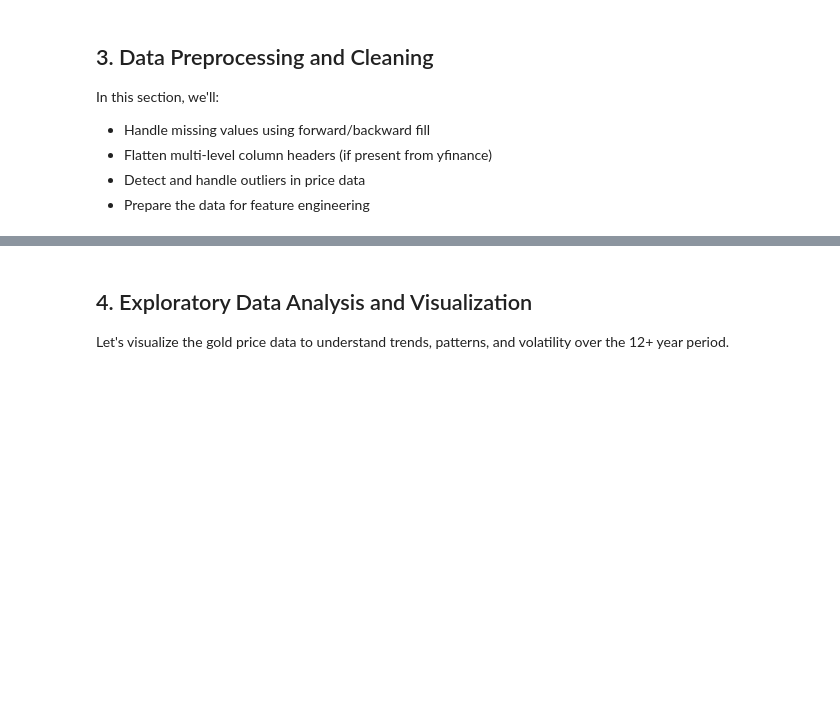
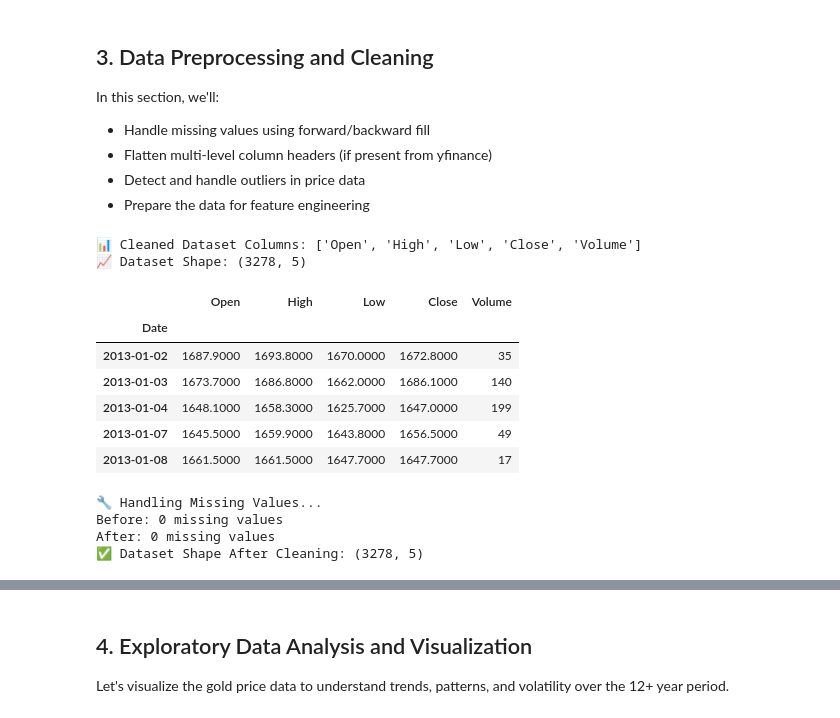
Before and after one commit to VikashPR/AI-For-Gold-Trend-Analysis, a Jupyter notebook: Gold_Price_Analysis.ipynb, the cells around one changed output, grey strips where cells are left out. Drawn from its saved outputs; the diff is of its cells as text; code cells hidden in the pictures; blank space fills up the shorter version.

```diff
--- a/Gold_Price_Analysis.ipynb
+++ b/Gold_Price_Analysis.ipynb
@@ -126,20 +201,39 @@ In this section, we'll:
 # %%
 # Create a copy of the dataframe for processing
 df = gold_data.copy()
 
 # Flatten multi-level column headers if present (yfinance sometimes returns multi-level)
 if isinstance(df.columns, pd.MultiIndex):
     df.columns = df.columns.get_level_values(0)
 
-# Rename columns for consistency
-df.columns = ['Open', 'High', 'Low', 'Close', 'Adj Close', 'Volume']
+# Normalize column names (handle both 5-column and 6-column outputs)
+current_cols = list(df.columns)
 
-# We'll use 'Close' as our primary target, drop 'Adj Close' as it's similar
-df = df.drop('Adj Close', axis=1)
+# If 6 columns including Adj Close
+if len(current_cols) == 6:
+    df.columns = ['Open', 'High', 'Low', 'Close', 'Adj Close', 'Volume']
+    # We'll use 'Close' as our primary target, drop 'Adj Close' as it's similar
+    df = df.drop('Adj Close', axis=1)
+elif len(current_cols) == 5:
+    # Typical yfinance output without Adj Close
+    df.columns = ['Open', 'High', 'Low', 'Close', 'Volume']
+else:
+    # Fallback: keep existing columns and warn
+    print(f"⚠️ Unexpected column count ({len(current_cols)}): {current_cols}")
 
 print("📊 Cleaned Dataset Columns:", list(df.columns))
 print(f"📈 Dataset Shape: {df.shape}")
 df.head()
+# %% [output]
+📊 Cleaned Dataset Columns: ['Open', 'High', 'Low', 'Close', 'Volume']
+📈 Dataset Shape: (3278, 5)
+|  | Open | High | Low | Close | Volume |
+| Date |  |  |  |  |  |
+| 2013-01-02 | 1687.9000 | 1693.8000 | 1670.0000 | 1672.8000 | 35 |
+| 2013-01-03 | 1673.7000 | 1686.8000 | 1662.0000 | 1686.1000 | 140 |
+| 2013-01-04 | 1648.1000 | 1658.3000 | 1625.7000 | 1647.0000 | 199 |
+| 2013-01-07 | 1645.5000 | 1659.9000 | 1643.8000 | 1656.5000 | 49 |
+| 2013-01-08 | 1661.5000 | 1661.5000 | 1647.7000 | 1647.7000 | 17 |
 # %%
 # Handle missing values using forward fill followed by backward fill
 print("🔧 Handling Missing Values...")
@@ -156,6 +250,11 @@ df = df.dropna()
 
 print(f"After: {df.isnull().sum().sum()} missing values")
 print(f"✅ Dataset Shape After Cleaning: {df.shape}")
+# %% [output]
+🔧 Handling Missing Values...
+Before: 0 missing values
+After: 0 missing values
+✅ Dataset Shape After Cleaning: (3278, 5)
 # %%
 # Outlier Detection using IQR method
 def detect_outliers_iqr(data, column):
```
Also changed, not shown: parts of 39 cells of this notebook, 14 other files.
